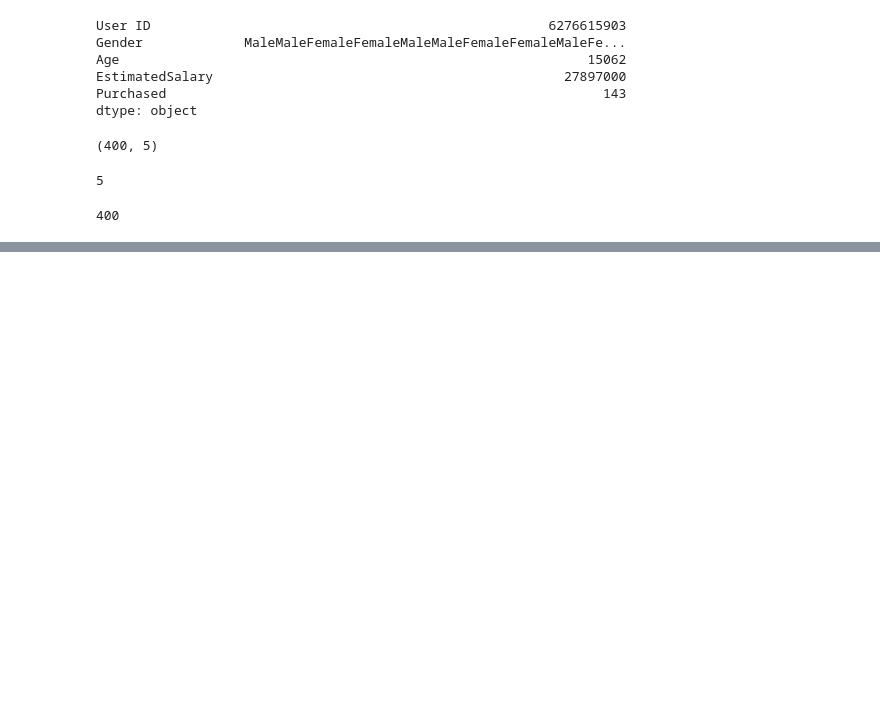
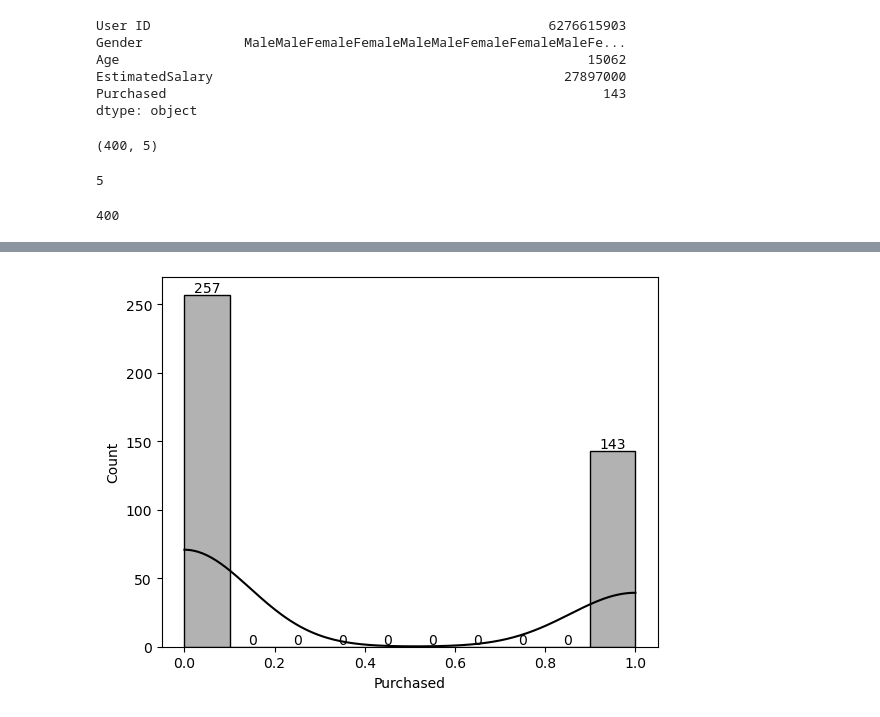
Before and after one commit to Assaulterx/Datasets-with-anaconda-and-jupyter-notebook, a Jupyter notebook: Prac5.ipynb, the cells around one changed output, grey strips where cells are left out. Cells and saved outputs as stored; diff of their text form; code cells hidden in the pictures; blank space fills up the shorter version.

```diff
--- a/Prac5.ipynb
+++ b/Prac5.ipynb
@@ -93,0 +115,7 @@ df.shape[0]
+# %%
+histplot = sns.histplot(df['Purchased'], kde=True, bins=10, color='black', alpha=0.3)
+for i in histplot.containers:
+    histplot.bar_label(i,)
+plt.show()
+# %% [output]
+[figure, added]
```
Also changed, not shown: parts of 11 cells of this notebook.
